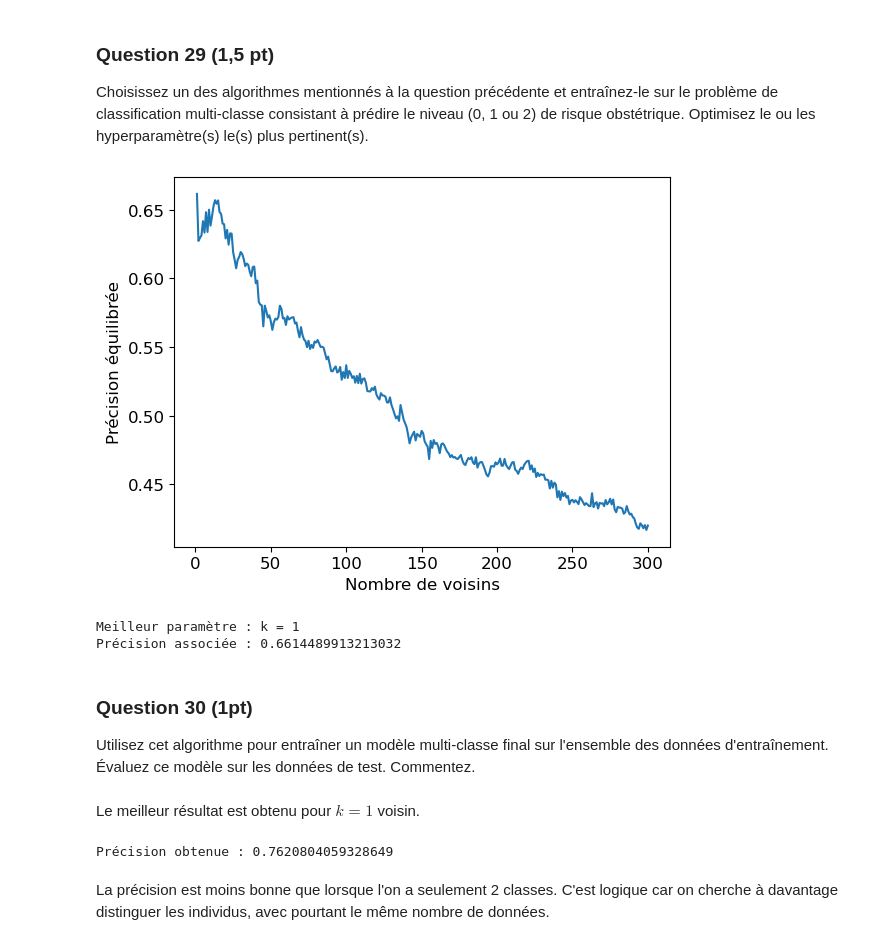
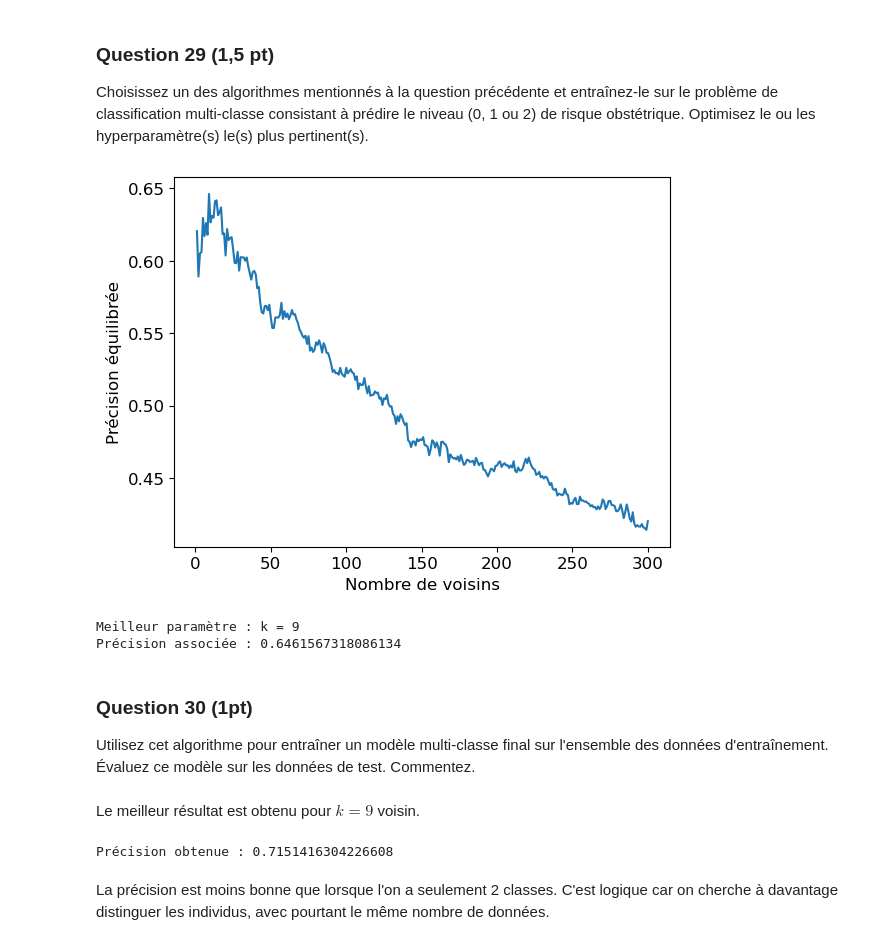
Before and after one commit to Pierre-LouisCOPPENSMines/projet_sdd, a Jupyter notebook: Projet.ipynb, the cells around one changed output. Cells and saved outputs as stored; diff of their text form; code cells hidden in the pictures.

Commit message:
drop risque qfinal

```diff
--- a/Projet.ipynb
+++ b/Projet.ipynb
@@ -622,50 +615,50 @@ Choisissez un des algorithmes mentionnés à la question précédente et entraî
 # %%
 df_train = pd.read_csv('./data/donnees_entrainement.csv')
 y_train = df_train['Risque'].to_numpy()
 
 scaler = preprocessing.Normalizer()
-scaler.fit(df_train)
-X_train = scaler.transform(df_train)
+X_train = scaler.transform(df_train.drop(['Risque'],axis = 1))
+scaler.fit(X_train)
 
 neighbours = np.linspace(1,300,300, endpoint=True, dtype=np.uint32)
 grille_param = {
     'n_neighbors': neighbours
     }
 
 kvoisins = KNeighborsClassifier()
 grille = GridSearchCV(kvoisins, grille_param, cv=10, scoring='balanced_accuracy')
 grille.fit(X_train, y_train)
 
 plt.plot(neighbours, grille.cv_results_['mean_test_score'])
 plt.xlabel('Nombre de voisins')
 plt.ylabel('Précision équilibrée')
 plt.show()
 
 print(f'Meilleur paramètre : k = {grille.best_params_['n_neighbors']}')
 print(f'Précision associée : {np.max(grille.cv_results_['mean_test_score'])}')
 # %% [output]
-[figure, old version]
+[figure, new version]
-Meilleur paramètre : k = 1
-Précision associée : 0.6614489913213032
+Meilleur paramètre : k = 9
+Précision associée : 0.6461567318086134
 # %% [markdown]
 ### Question 30 (1pt)
 Utilisez cet algorithme pour entraîner un modèle multi-classe final sur l'ensemble des données d'entraînement. Évaluez ce modèle sur les données de test. Commentez.
 # %% [markdown]
-Le meilleur résultat est obtenu pour $k=1$ voisin.
+Le meilleur résultat est obtenu pour $k=9$ voisin.
 # %%
 df_test = pd.read_csv('./data/donnees_reservees.csv')
 y_test = df_test['Risque'].to_numpy()
 scaler = preprocessing.Normalizer()
-X_test = scaler.fit_transform(df_test)
+X_test = scaler.fit_transform(df_test.drop(['Risque'], axis = 1))
 
 
 # Modèle
-model = KNeighborsClassifier(n_neighbors=1)
+model = KNeighborsClassifier(n_neighbors=9)
 model.fit(X_train,y_train)
 preds = model.predict(X_test)
 
 print(f'Précision obtenue : {balanced_accuracy_score(y_test, preds)}')
 # %% [output]
-Précision obtenue : 0.7620804059328649
+Précision obtenue : 0.7151416304226608
 # %% [markdown]
 La précision est moins bonne que lorsque l'on a seulement 2 classes. C'est logique car on cherche à davantage distinguer les individus, avec pourtant le même nombre de données.
```
Also changed, not shown: parts of 7 cells of this notebook.
